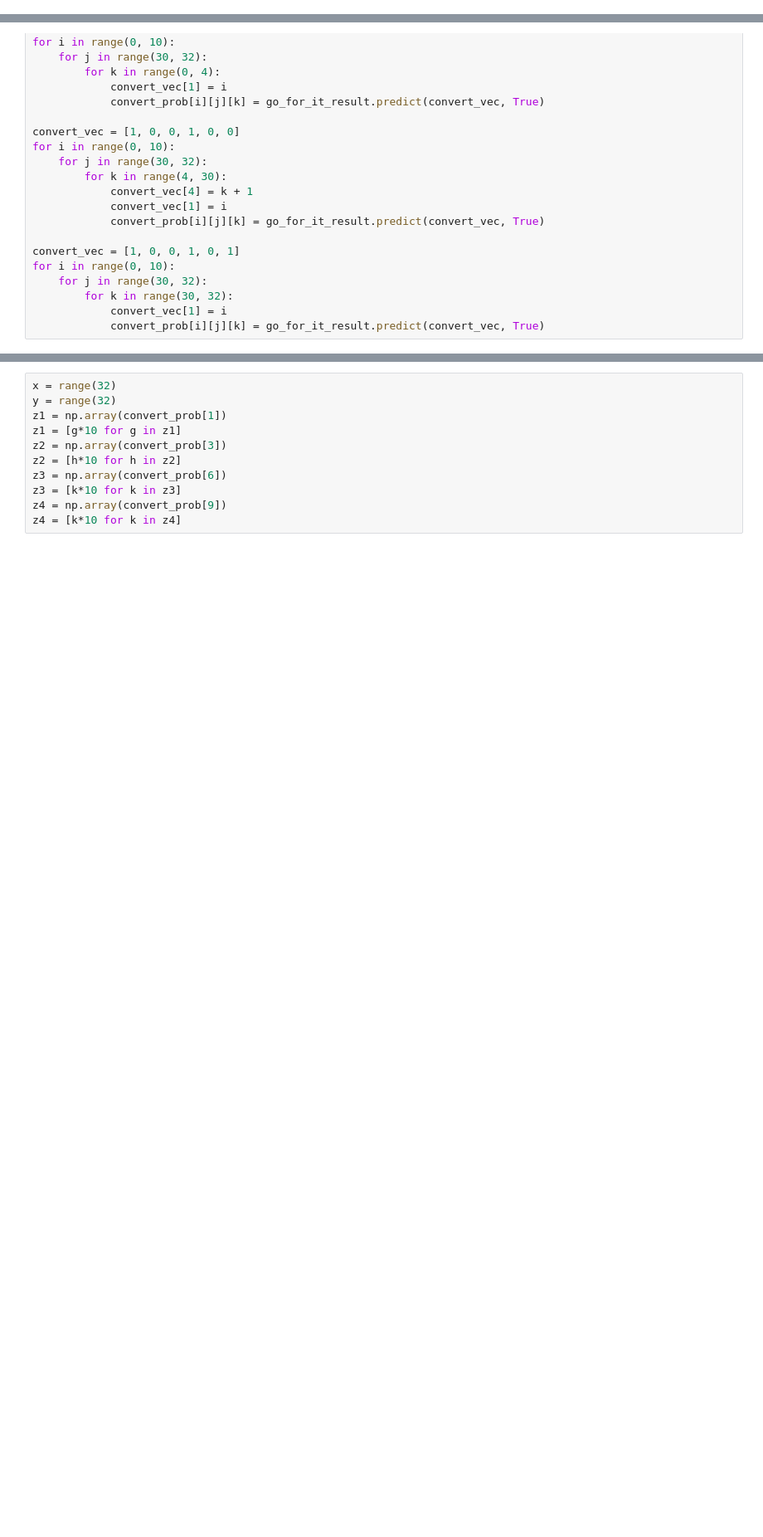
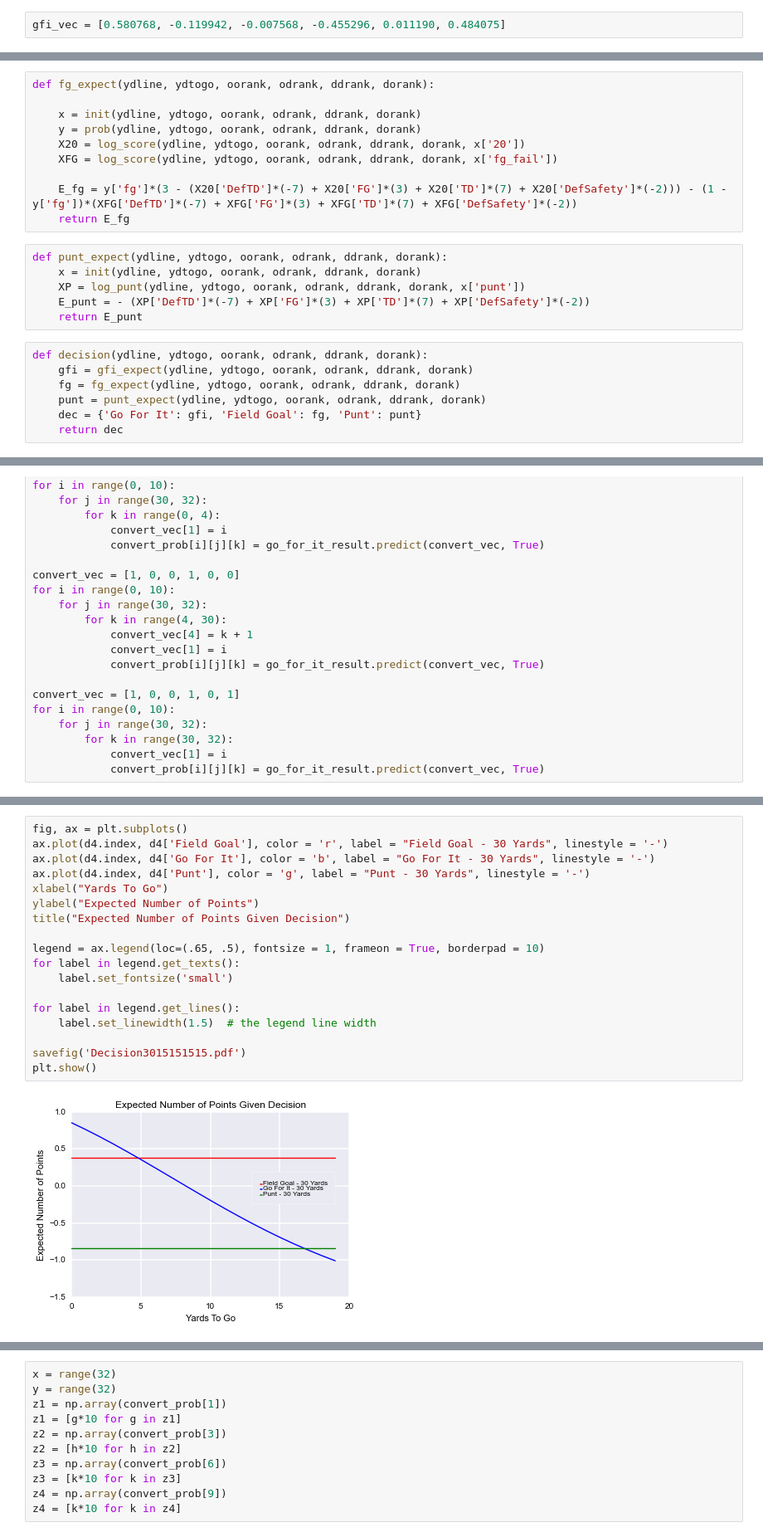
Before and after one commit to tomdawg86/Stat_222_NFL_Project, a Jupyter notebook: NFL-Go-For-It!.ipynb, the cells around one changed output, grey strips where cells are left out. Shown at 83% size. Saved outputs shown, nothing was run; the diff lists cells and outputs as text; blank space fills up the shorter version.

```diff
--- a/NFL-Go-For-It!.ipynb
+++ b/NFL-Go-For-It!.ipynb
@@ -470,4 +424,6 @@ Logit Regression Results
 | offrank31t32 | -0.4553 | 0.122 | -3.730 | 0.000 | -0.695 -0.216 |
 | defrankMid | 0.0112 | 0.003 | 3.510 | 0.000 | 0.005 0.017 |
 | defrank31t32 | 0.4841 | 0.135 | 3.578 | 0.000 | 0.219 0.749 |
+# %%
+gfi_vec = [0.580768, -0.119942, -0.007568, -0.455296, 0.011190, 0.484075]
 # %% [markdown]
@@ -547,0 +497,23 @@ def decision(ydline, ydtogo, oorank, odrank, ddrank, dorank):
+# %%
+def fg_expect(ydline, ydtogo, oorank, odrank, ddrank, dorank):
+
+    x = init(ydline, ydtogo, oorank, odrank, ddrank, dorank)
+    y = prob(ydline, ydtogo, oorank, odrank, ddrank, dorank)
+    X20 = log_score(ydline, ydtogo, oorank, odrank, ddrank, dorank, x['20'])
+    XFG = log_score(ydline, ydtogo, oorank, odrank, ddrank, dorank, x['fg_fail'])
+
+    E_fg = y['fg']*(3 - (X20['DefTD']*(-7) + X20['FG']*(3) + X20['TD']*(7) + X20['DefSafety']*(-2))) - (1 - y['fg'])*(XFG['DefTD']*(-7) + XFG['FG']*(3) + XFG['TD']*(7) + XFG['DefSafety']*(-2))
+    return E_fg
+# %%
+def punt_expect(ydline, ydtogo, oorank, odrank, ddrank, dorank):
+    x = init(ydline, ydtogo, oorank, odrank, ddrank, dorank)
+    XP = log_punt(ydline, ydtogo, oorank, odrank, ddrank, dorank, x['punt'])
+    E_punt = - (XP['DefTD']*(-7) + XP['FG']*(3) + XP['TD']*(7) + XP['DefSafety']*(-2))
+    return E_punt
+# %%
+def decision(ydline, ydtogo, oorank, odrank, ddrank, dorank):
+    gfi = gfi_expect(ydline, ydtogo, oorank, odrank, ddrank, dorank)
+    fg = fg_expect(ydline, ydtogo, oorank, odrank, ddrank, dorank)
+    punt = punt_expect(ydline, ydtogo, oorank, odrank, ddrank, dorank)
+    dec = {'Go For It': gfi, 'Field Goal': fg, 'Punt': punt}
+    return dec
@@ -639,0 +750,20 @@ d6 = pd.DataFrame(d6)
+# %%
+fig, ax = plt.subplots()
+ax.plot(d4.index, d4['Field Goal'], color = 'r', label = "Field Goal - 30 Yards", linestyle = '-')
+ax.plot(d4.index, d4['Go For It'], color = 'b', label = "Go For It - 30 Yards", linestyle = '-')
+ax.plot(d4.index, d4['Punt'], color = 'g', label = "Punt - 30 Yards", linestyle = '-')
+xlabel("Yards To Go")
+ylabel("Expected Number of Points")
+title("Expected Number of Points Given Decision")
+
+legend = ax.legend(loc=(.65, .5), fontsize = 1, frameon = True, borderpad = 10)
+for label in legend.get_texts():
+    label.set_fontsize('small')
+
+for label in legend.get_lines():
+    label.set_linewidth(1.5)  # the legend line width
+
+savefig('Decision3015151515.pdf')
+plt.show()
+# %% [output]
+[figure, added]
```
Also changed, not shown: parts of 48 cells of this notebook, 15 other files.
